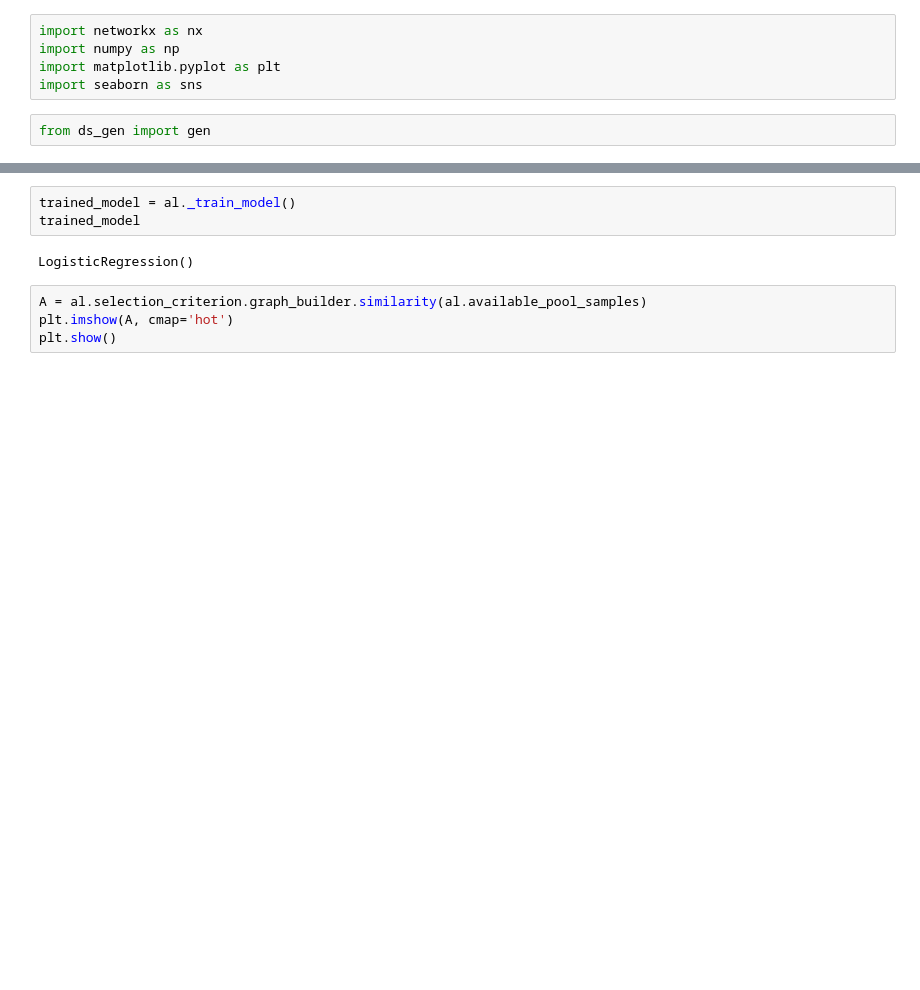
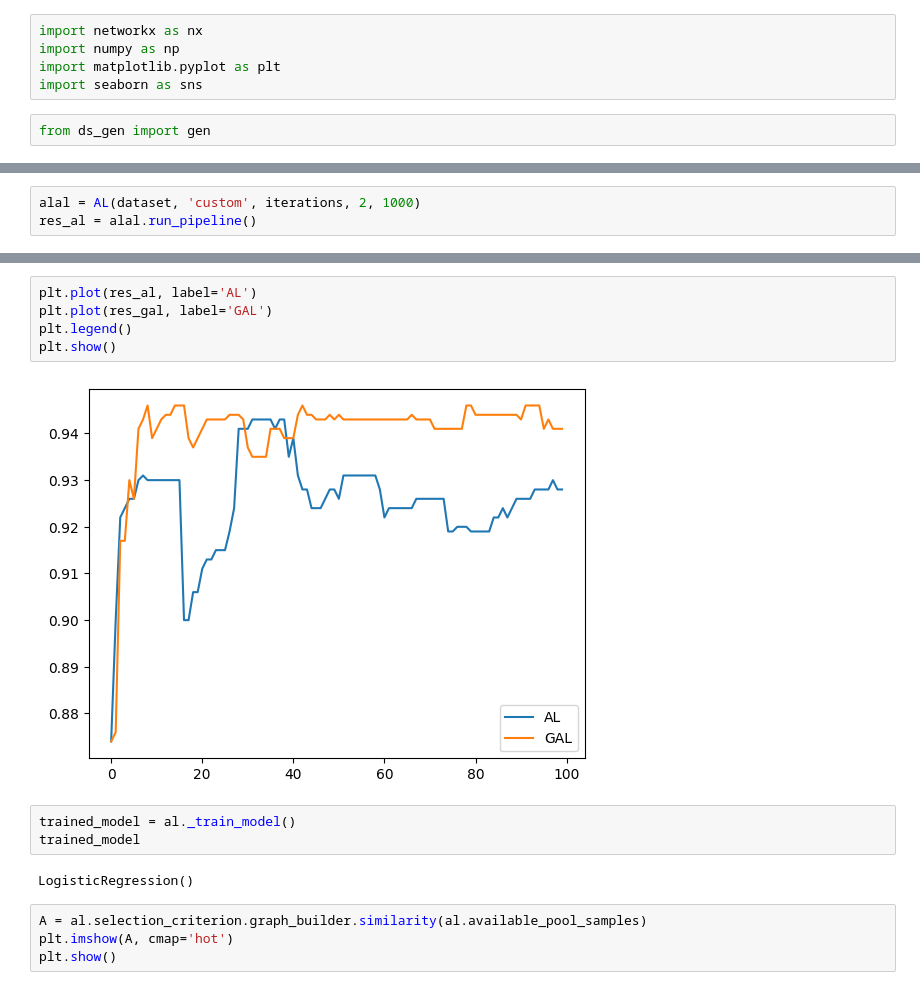
Before and after one commit to ThatMajd/Graph-Boosted-Active-Learning, a Jupyter notebook: code_testings.ipynb, the cells around one changed output, grey strips where cells are left out. Drawn from its saved outputs; the diff is of its cells as text; blank space fills up the shorter version.

```diff
--- a/code_testings.ipynb
+++ b/code_testings.ipynb
@@ -57,0 +72,3 @@ pagerank
+# %%
+alal = AL(dataset, 'custom', iterations, 2, 1000)
+res_al = alal.run_pipeline()
@@ -58,3 +93,10 @@ pagerank
+# %%
+plt.plot(res_al, label='AL')
+plt.plot(res_gal, label='GAL')
+plt.legend()
+plt.show()
+# %% [output]
+[figure, added]
 # %%
 trained_model = al._train_model()
 trained_model
```
Also changed, not shown: parts of 24 cells of this notebook, 4 other files.
